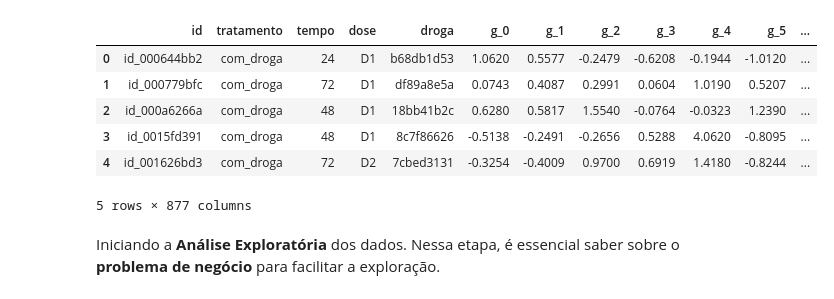
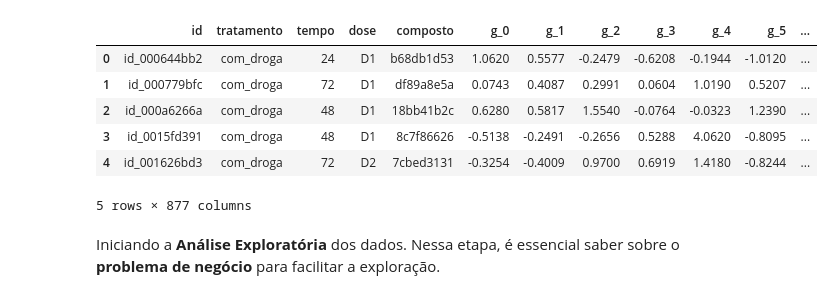
Before and after one commit to dijkstra001/imersao_dados_alura, a Jupyter notebook: ID_ncorreia.ipynb, the cells around one changed output. Cells and saved outputs as stored; diff of their text form; code cells hidden in the pictures.

```diff
--- a/ID_ncorreia.ipynb
+++ b/ID_ncorreia.ipynb
@@ -10,11 +10,14 @@ from matplotlib import pyplot as plt
 # %%
 dataset = pd.read_csv('https://github.com/alura-cursos/imersaodados3/blob/main/dados/dados_experimentos.zip?raw=true', sep=',', compression='zip')
 
 # Alterando nome das colunas com '-':
 dataset.rename(columns = lambda x : x.replace('-', '_'), inplace = True)
+
+# Alterando nome da coluna 'droga' para 'composto', devido o nome não ser condizente com o conteúdo:
+dataset.rename(columns={'droga': 'composto'}, inplace = True)
 dataset.head()
 # %% [output]
-|  | id | tratamento | tempo | dose | droga | g_0 | g_1 | g_2 | g_3 | g_4 | g_5 | ... |
+|  | id | tratamento | tempo | dose | composto | g_0 | g_1 | g_2 | g_3 | g_4 | g_5 | ... |
 | 0 | id_000644bb2 | com_droga | 24 | D1 | b68db1d53 | 1.0620 | 0.5577 | -0.2479 | -0.6208 | -0.1944 | -1.0120 | ... |
 | 1 | id_000779bfc | com_droga | 72 | D1 | df89a8e5a | 0.0743 | 0.4087 | 0.2991 | 0.0604 | 1.0190 | 0.5207 | ... |
 | 2 | id_000a6266a | com_droga | 48 | D1 | 18bb41b2c | 0.6280 | 0.5817 | 1.5540 | -0.0764 | -0.0323 | 1.2390 | ... |
```
Also changed, not shown: parts of 20 cells of this notebook.
